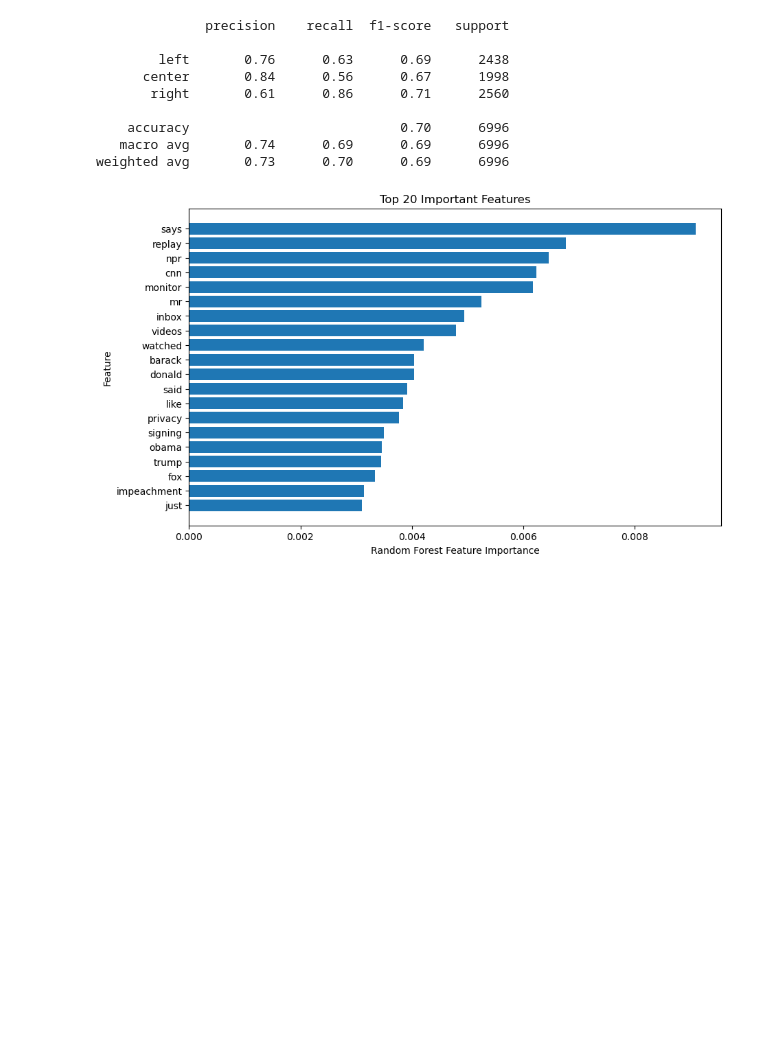
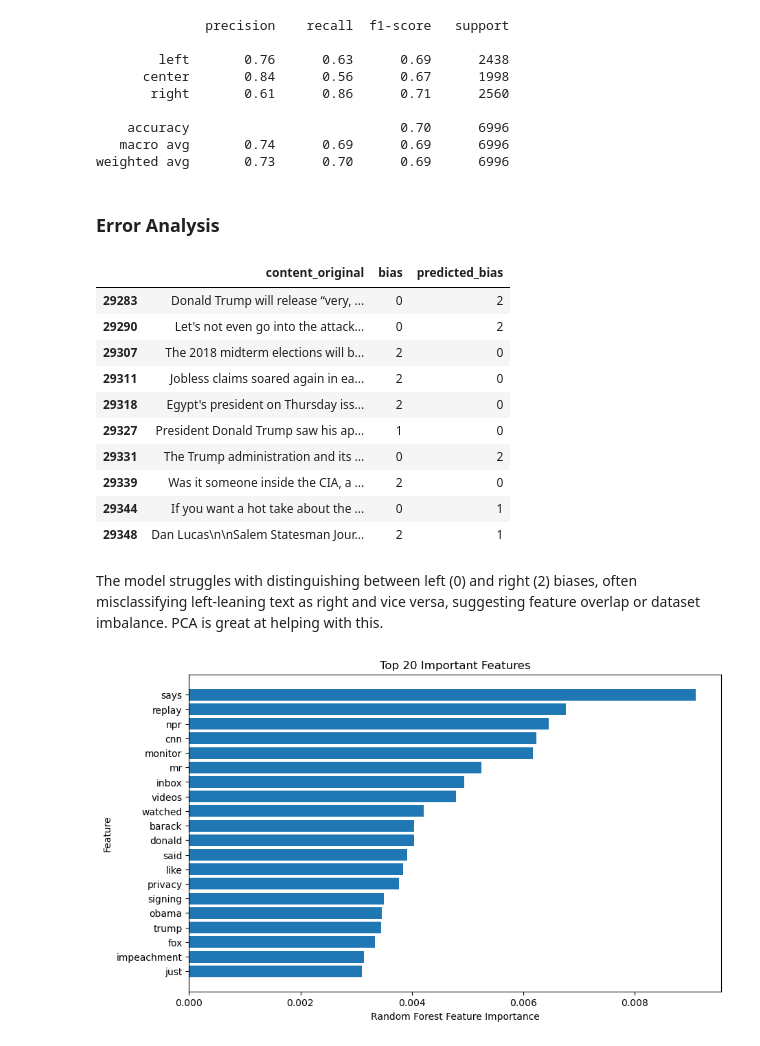
Before and after one commit to UChicago-ML-DL/30100-final, a Jupyter notebook: Random forest.ipynb, the cells around one changed output. Cells and saved outputs as stored; diff of their text form; code cells hidden in the pictures; blank space fills up the shorter version.

```diff
--- a/Random forest.ipynb
+++ b/Random forest.ipynb
@@ -66,14 +86,0 @@ plt.show()
-# %%
-# !pip install wordcloud
-from wordcloud import WordCloud
-
-biases = df['bias'].unique()
-for bias in biases:
-    text = " ".join(df[df['bias'] == bias]['content_original'])
-    wordcloud = WordCloud(width=800, height=400, background_color='white').generate(text)
-
-    plt.figure(figsize=(10, 5))
-    plt.imshow(wordcloud, interpolation='bilinear')
-    plt.title(f"Word Cloud for {bias}")
-    plt.axis('off')
-    plt.show()
@@ -327,6 +312,28 @@ print(classification_report(y_val, y_pred_best, target_names=['left', 'center',
     accuracy                           0.70      6996
    macro avg       0.74      0.69      0.69      6996
 weighted avg       0.73      0.70      0.69      6996
+# %% [markdown]
+### Error Analysis
+# %%
+# show the errors of the model
+error_df = df[df['split'] == 'valid'].copy()
+error_df['predicted_bias'] = y_pred_best
+error_df['correct'] = error_df['bias'] == error_df['predicted_bias']
+error_df[error_df['correct'] == False][['content_original', 'bias', 'predicted_bias']].head(10)
+# %% [output]
+|  | content_original | bias | predicted_bias |
+| 29283 | Donald Trump will release “very, ... | 0 | 2 |
+| 29290 | Let's not even go into the attack... | 0 | 2 |
+| 29307 | The 2018 midterm elections will b... | 2 | 0 |
+| 29311 | Jobless claims soared again in ea... | 2 | 0 |
+| 29318 | Egypt's president on Thursday iss... | 2 | 0 |
+| 29327 | President Donald Trump saw his ap... | 1 | 0 |
+| 29331 | The Trump administration and its ... | 0 | 2 |
+| 29339 | Was it someone inside the CIA, a ... | 2 | 0 |
+| 29344 | If you want a hot take about the ... | 0 | 1 |
+| 29348 | Dan Lucas\n\nSalem Statesman Jour... | 2 | 1 |
+# %% [markdown]
+The model struggles with distinguishing between left (0) and right (2) biases, often misclassifying left-leaning text as right and vice versa, suggesting feature overlap or dataset imbalance. PCA is great at helping with this.
 # %%
 #plot the feature importance
 feature_importance = best_rf.feature_importances_
```
Also changed, not shown: parts of 26 cells of this notebook.
